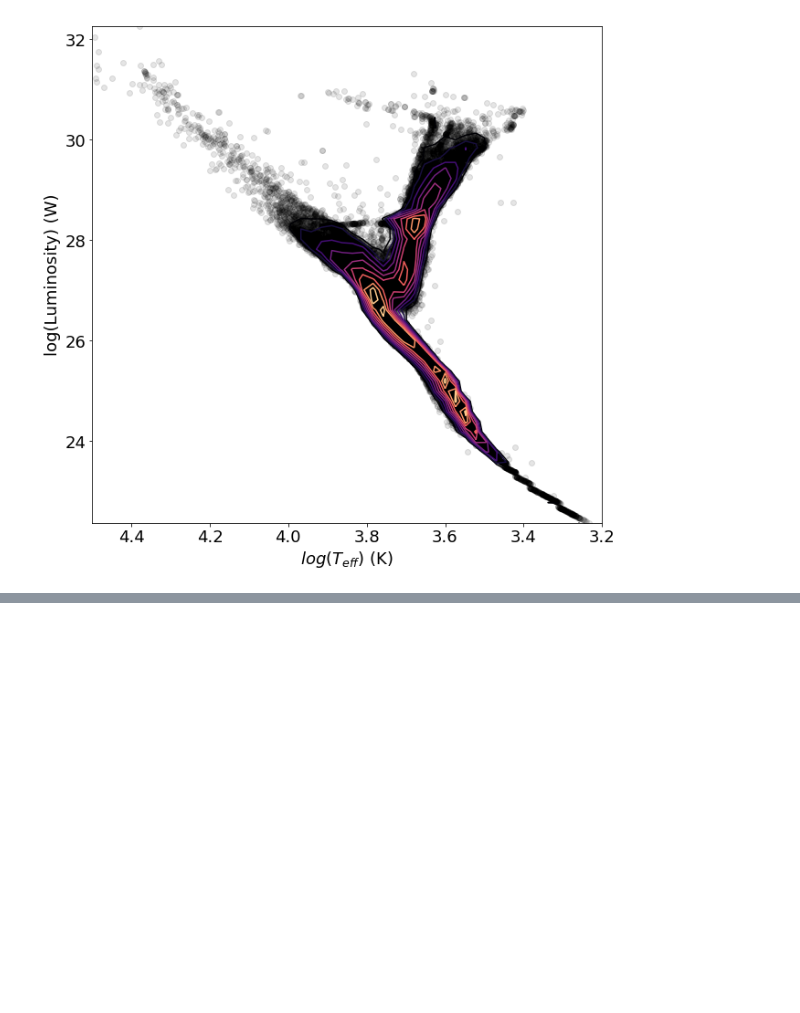
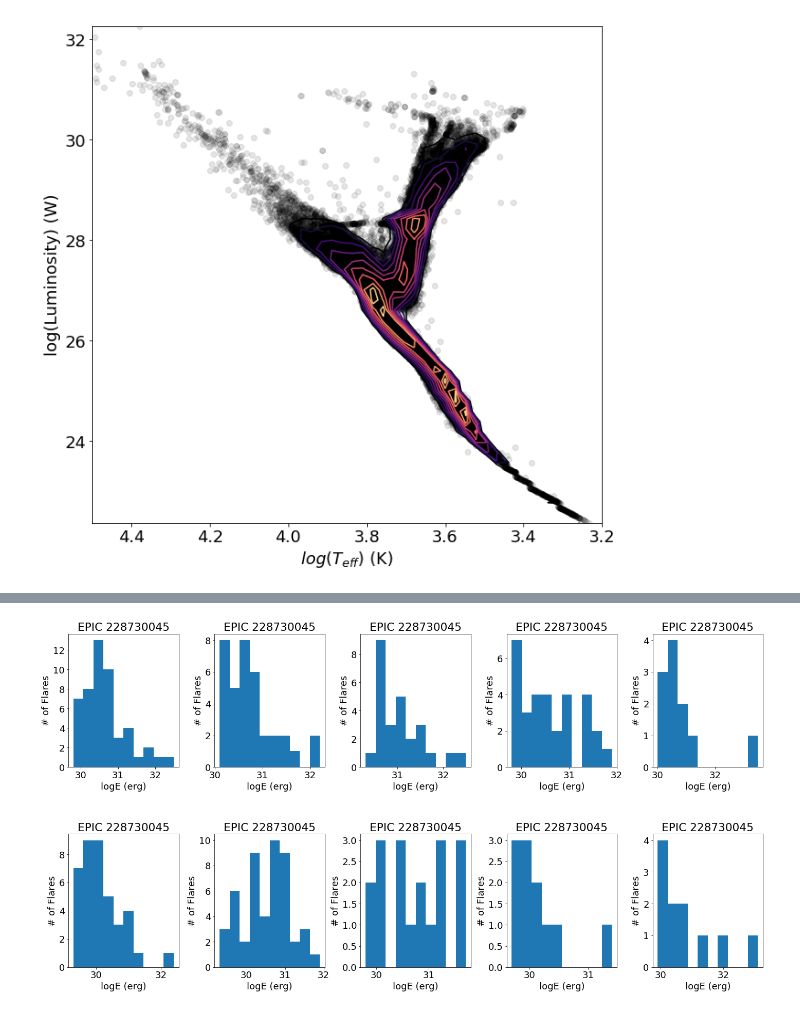
Before and after one commit to RileyWClarke/BiancoGroup, a Jupyter notebook: BiancoSummer2019.ipynb, the cells around one changed output, grey strips where cells are left out. Drawn from its saved outputs; the diff is of its cells as text; code cells hidden in the pictures; blank space fills up the shorter version.

```diff
--- a/BiancoSummer2019.ipynb
+++ b/BiancoSummer2019.ipynb
@@ -305,0 +307,5 @@ plt.savefig("k2scatter_contour.png")
+# %%
+url = "https://iopscience.iop.org/0004-637X/858/1/55/suppdata/apjaab8fet3_mrt.txt"
+# %%
+data = pd.read_csv(url, sep=" ", skiprows=list(range(18)))
+data.columns = ["EPIC", "Ptime", "Duration", "logE"]
@@ -305,0 +333,20 @@ plt.savefig("k2scatter_contour.png")
+# %%
+fig, axs = plt.subplots(2, 5, figsize=(20,10))
+axs = np.ravel(axs)
+fig.tight_layout()
+plt.subplots_adjust(left=None, bottom=None, right=None, top=None, wspace=None, hspace=0.5)
+for i, epic in enumerate(set(data['EPIC']),start=0):
+    star = np.where(data['EPIC'] == epic)[0]
+    axs[i].hist(data['logE'][star],bins=10)
+
+#for ax in axs:
+#    ax.label_outer()
+
+for ax in axs:
+    ax.set_xlabel('logE (erg)')
+    ax.set_ylabel('# of Flares')
+    ax.set_title('EPIC {}'.format(epic))
+
+plt.savefig('flar_hists.png')
+# %% [output]
+[figure, added]
```
Also changed, not shown: parts of 3 cells of this notebook, 4 other files.
